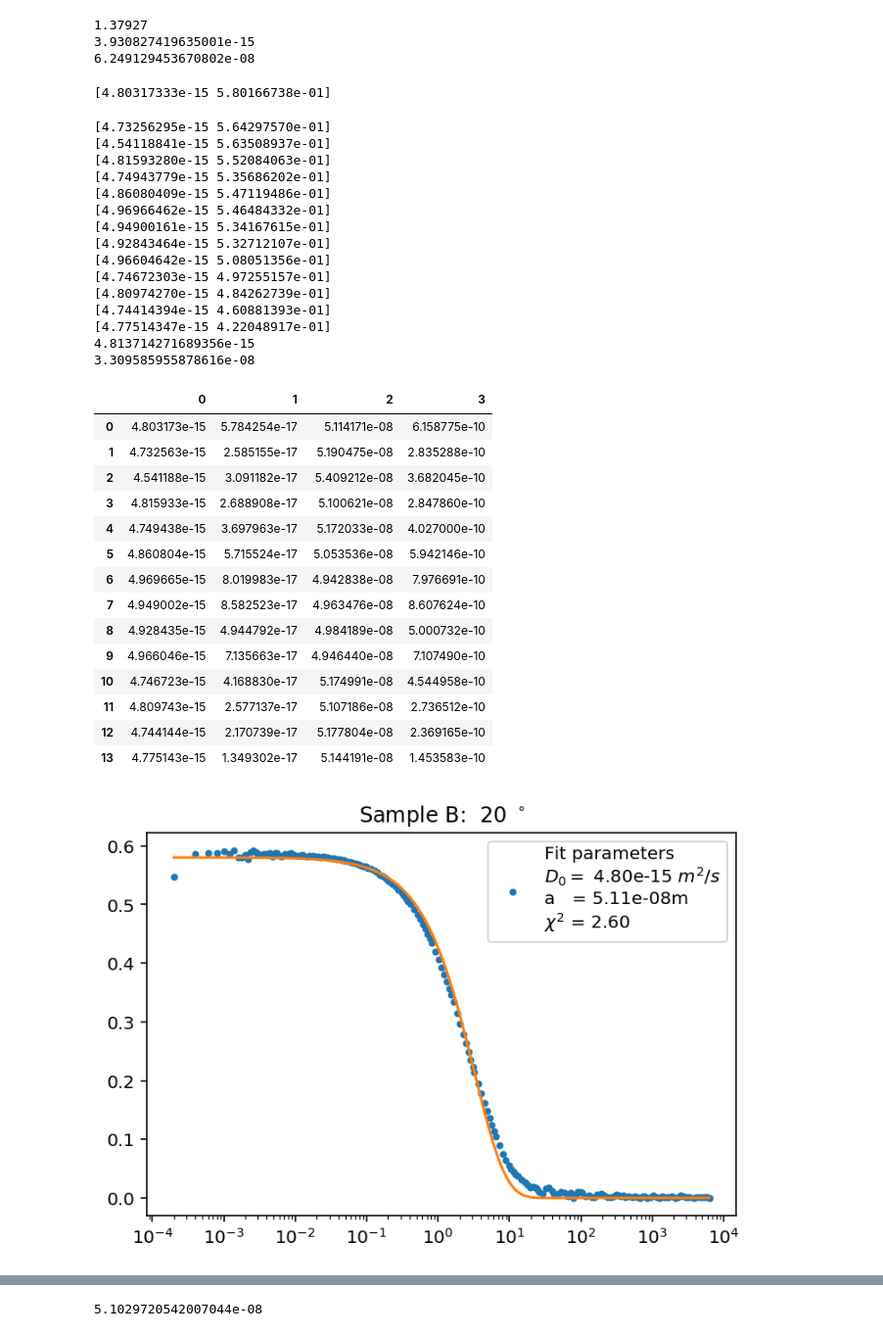
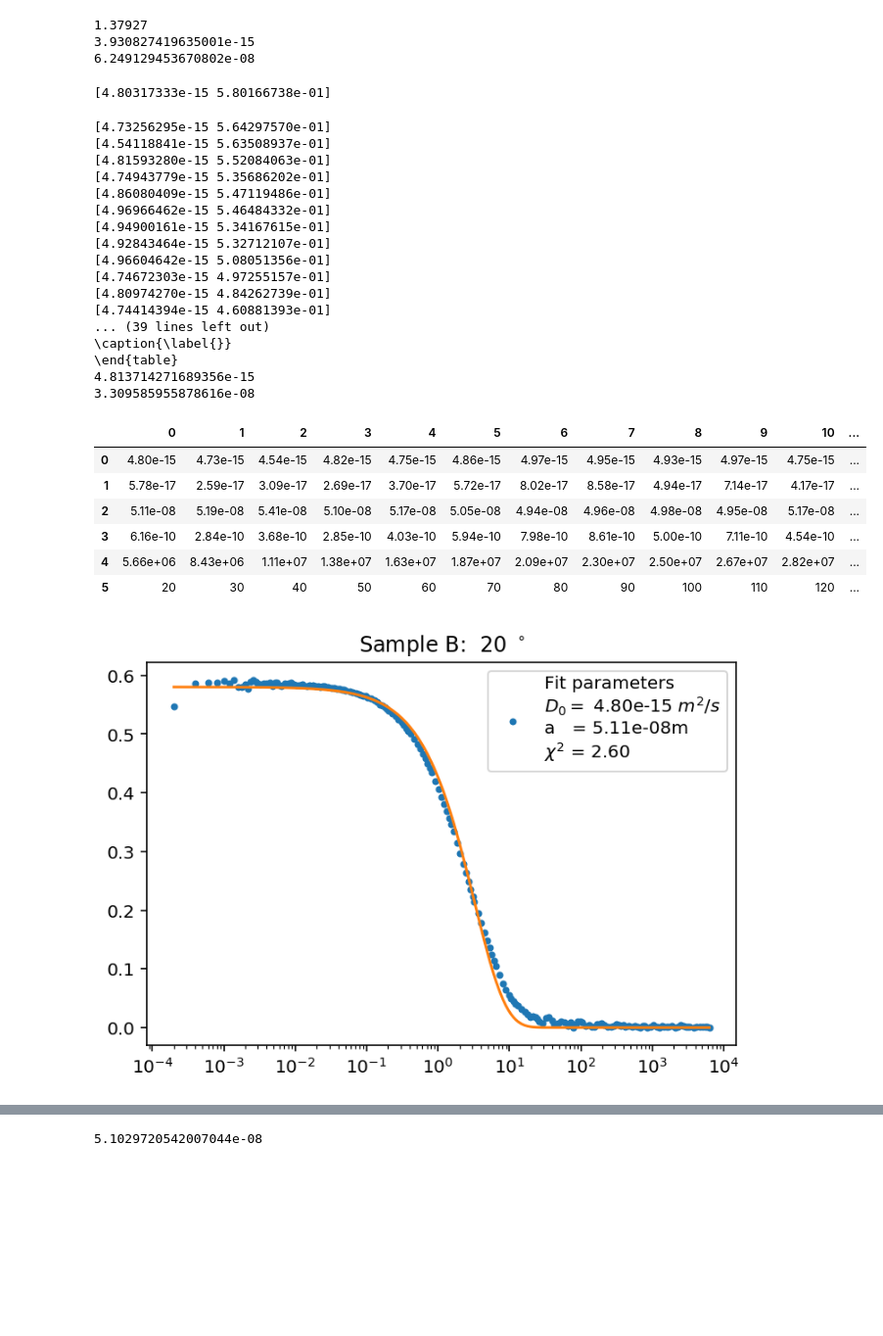
Before and after one commit to qwretz/fpraktikum, a Jupyter notebook: Dynamic Light Scattering/Plots.ipynb, the cells around one changed output, grey strips where cells are left out. Shown at 98% size. Drawn from its saved outputs; the diff is of its cells as text; code cells hidden in the pictures; blank space fills up the shorter version.

```diff
--- a/Dynamic Light Scattering/Plots.ipynb
+++ b/Dynamic Light Scattering/Plots.ipynb
@@ -99,7 +99,7 @@ def plotcorr(name,labels,ax):
     ax.legend(loc=0,frameon=False)
     ax.set_title(r"Sample A: {} $^\circ$".format(labels))
     fig.savefig("Plots/A/{}".format(labels))
-    return(D,perr[0],a,da,q)
+    return(D,perr[0],a,da,q,labels)
 # %%
 ax=0
 #Viele Plots
@@ -118,7 +118,7 @@ mean=np.mean(Ds)
 #print(type(resultListA))
 
 for x in range(len(resultListA)):
-    for y in range(len(resultListA[0])):
+    for y in range(len(resultListA[0])-1):
         resultListA[x][y]="{:.2e}".format(resultListA[x][y])
 resultListA=np.array(resultListA).transpose()
 #temp=resultListA[0,:]
@@ -126,7 +126,7 @@ resultListA=np.array(resultListA).transpose()
 #resultListA[4,:]=temp
 
 print(resultListA)
-tex.get_table(["D","dD","a","da","q"],resultListA)
+tex.get_table(["D","dD","a","da","q","angle"],resultListA)
 # %% [output]
 [3.98503041e-15 5.86826984e-01]
 [4.02716295e-15 5.65498192e-01]
@@ -197,7 +197,7 @@ def plotcorr(name,labels,ax):
     ax.set_title(r"Sample B:  {} $^\circ$".format(labels))
     ax.legend()
     fig.savefig("Plots/B/{}".format(labels))
-    return(popt[0],perr[0],a,da)
+    return(popt[0],perr[0],a,da,q,labels)
 # %%
 #Viele Plots BL
 namelist=[]
@@ -210,50 +210,56 @@ for x in range(2,16):
      namelist.append("Data/B/{}.ASC".format(x*10))
 for x in range(len(namelist)):
     result=(plotcorr(namelist[x],angels[x],ax))
-    resultListB.append(result)
+    resultListB.append(list(result))
     Ds.append(result[0])
     dDs.append(result[1])
     aList.append(result[2])
     daList.append(result)
 
 
+#print(type(resultListA))
+
+for x in range(len(resultListB)):
+    for y in range(len(resultListB[0])-1):
+        resultListB[x][y]="{:.2e}".format(resultListB[x][y])
+resultListB=np.array(resultListB).transpose()
+print(resultListB)
+tex.get_table(["D","dD","a","da","q","angle"],resultListB)
+#temp=resultListA[0,:]
+#resultListA[0,:]=resultListA[4,:]
+#resultListA[4,:]=temp
+
 #plotcorr(namelist[0],angels[0],ax)
 mean=np.mean(Ds)
 print(mean)
 print(const.Boltzmann*300/(6*np.pi*n*mean))
 pd.DataFrame(resultListB)
 # %% [output]
 [4.80317333e-15 5.80166738e-01]
 [4.73256295e-15 5.64297570e-01]
 [4.54118841e-15 5.63508937e-01]
 [4.81593280e-15 5.52084063e-01]
 [4.74943779e-15 5.35686202e-01]
 [4.86080409e-15 5.47119486e-01]
 [4.96966462e-15 5.46484332e-01]
 [4.94900161e-15 5.34167615e-01]
 [4.92843464e-15 5.32712107e-01]
 [4.96604642e-15 5.08051356e-01]
 [4.74672303e-15 4.97255157e-01]
 [4.80974270e-15 4.84262739e-01]
 [4.74414394e-15 4.60881393e-01]
-[4.77514347e-15 4.22048917e-01]
+... (39 lines left out)
+\caption{\label{}}
+\end{table}
 4.813714271689356e-15
 3.309585955878616e-08
-|  | 0 | 1 | 2 | 3 |
-| 0 | 4.803173e-15 | 5.784254e-17 | 5.114171e-08 | 6.158775e-10 |
-| 1 | 4.732563e-15 | 2.585155e-17 | 5.190475e-08 | 2.835288e-10 |
-| 2 | 4.541188e-15 | 3.091182e-17 | 5.409212e-08 | 3.682045e-10 |
-| 3 | 4.815933e-15 | 2.688908e-17 | 5.100621e-08 | 2.847860e-10 |
-| 4 | 4.749438e-15 | 3.697963e-17 | 5.172033e-08 | 4.027000e-10 |
-| 5 | 4.860804e-15 | 5.715524e-17 | 5.053536e-08 | 5.942146e-10 |
-| 6 | 4.969665e-15 | 8.019983e-17 | 4.942838e-08 | 7.976691e-10 |
-| 7 | 4.949002e-15 | 8.582523e-17 | 4.963476e-08 | 8.607624e-10 |
-| 8 | 4.928435e-15 | 4.944792e-17 | 4.984189e-08 | 5.000732e-10 |
-| 9 | 4.966046e-15 | 7.135663e-17 | 4.946440e-08 | 7.107490e-10 |
-| 10 | 4.746723e-15 | 4.168830e-17 | 5.174991e-08 | 4.544958e-10 |
-| 11 | 4.809743e-15 | 2.577137e-17 | 5.107186e-08 | 2.736512e-10 |
-| 12 | 4.744144e-15 | 2.170739e-17 | 5.177804e-08 | 2.369165e-10 |
-| 13 | 4.775143e-15 | 1.349302e-17 | 5.144191e-08 | 1.453583e-10 |
+|  | 0 | 1 | 2 | 3 | 4 | 5 | 6 | 7 | 8 | 9 | 10 | ... |
+| 0 | 4.80e-15 | 4.73e-15 | 4.54e-15 | 4.82e-15 | 4.75e-15 | 4.86e-15 | 4.97e-15 | 4.95e-15 | 4.93e-15 | 4.97e-15 | 4.75e-15 | ... |
+| 1 | 5.78e-17 | 2.59e-17 | 3.09e-17 | 2.69e-17 | 3.70e-17 | 5.72e-17 | 8.02e-17 | 8.58e-17 | 4.94e-17 | 7.14e-17 | 4.17e-17 | ... |
+| 2 | 5.11e-08 | 5.19e-08 | 5.41e-08 | 5.10e-08 | 5.17e-08 | 5.05e-08 | 4.94e-08 | 4.96e-08 | 4.98e-08 | 4.95e-08 | 5.17e-08 | ... |
+| 3 | 6.16e-10 | 2.84e-10 | 3.68e-10 | 2.85e-10 | 4.03e-10 | 5.94e-10 | 7.98e-10 | 8.61e-10 | 5.00e-10 | 7.11e-10 | 4.54e-10 | ... |
+| 4 | 5.66e+06 | 8.43e+06 | 1.11e+07 | 1.38e+07 | 1.63e+07 | 1.87e+07 | 2.09e+07 | 2.30e+07 | 2.50e+07 | 2.67e+07 | 2.82e+07 | ... |
+| 5 | 20 | 30 | 40 | 50 | 60 | 70 | 80 | 90 | 100 | 110 | 120 | ... |
 [figure]
 [figure]
 [figure]
```
Also changed, not shown: parts of 1 cell of this notebook, 2 other files.
